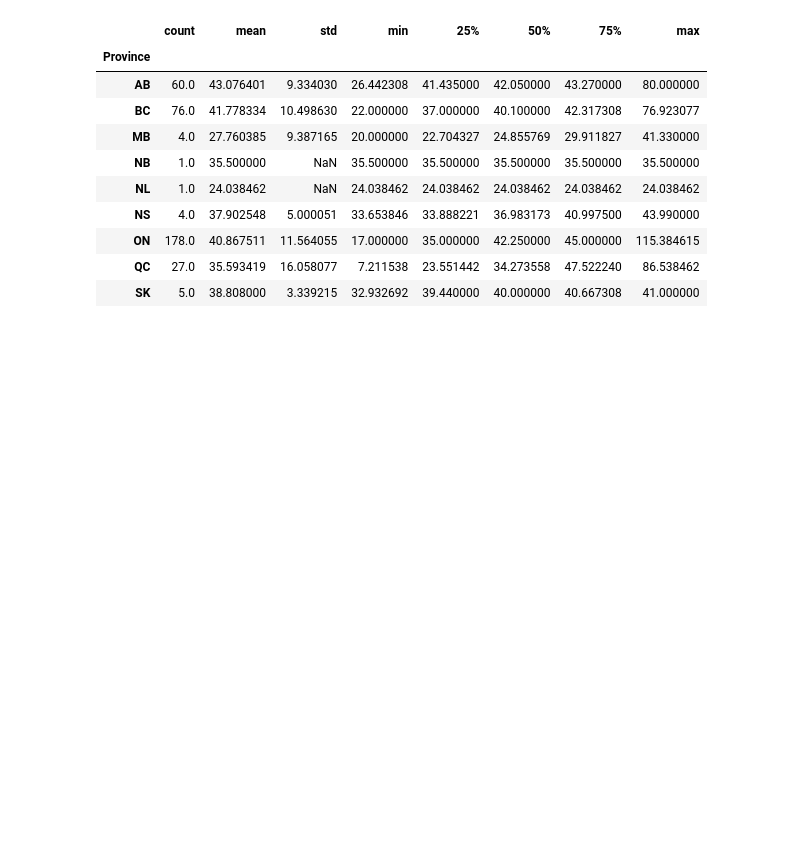
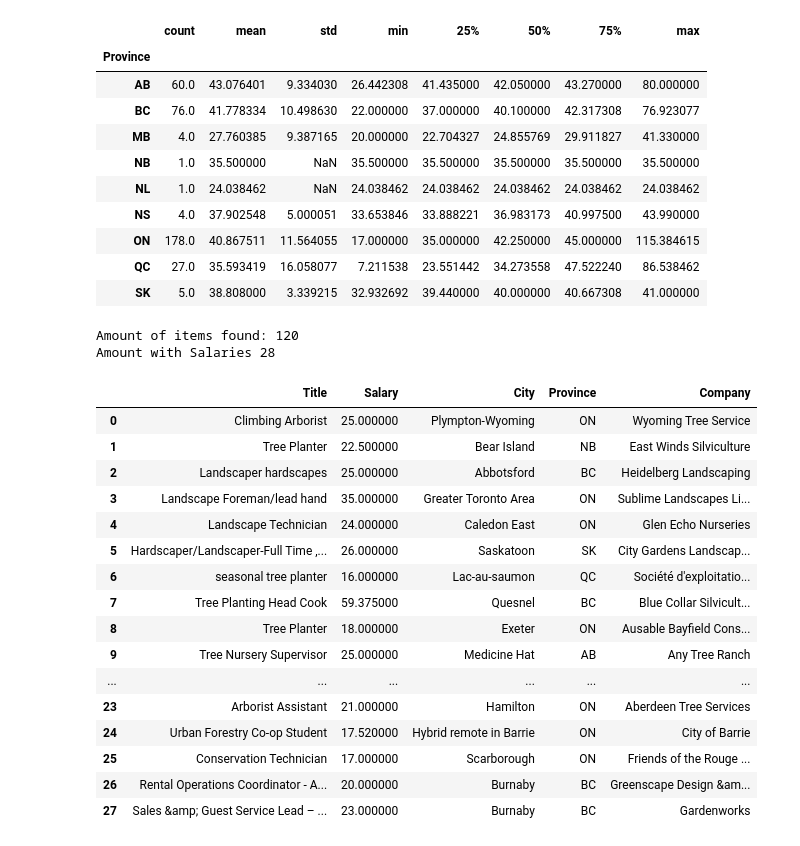
Before and after one commit to DonFetti/Salary-Project, a Jupyter notebook: EDA.ipynb, the cells around one changed output. Cells and saved outputs as stored; diff of their text form; code cells hidden in the pictures; blank space fills up the shorter version.

Commit message:
Added final touches to the modifications of webscraping
Fixed convcol for daily & day, fixed dfindeedOG to have no NA, to find issues with formatting using index

```diff
--- a/EDA.ipynb
+++ b/EDA.ipynb
@@ -195,7 +195,7 @@ def convCol(x:str):
             x=x[:x.index('-')]
         newx = float(re.sub('[^0-9.]','',x))
         newx= newx/8
-    elif 'daily' in x:
+    elif 'daily' in x or 'day' in x:
         newx = float(re.sub('[^0-9.]','',x))
         newx= newx/8
     elif 'hour' in x and ('to' in x or '–' in x or '-' in x):
@@ -300,7 +300,7 @@ def indeed_cleaning(data:str, save:bool=False):
     Returns: Formatted dataframe, and unformatted dataframe
     """
     if save:
-        with open(file, 'r',encoding='utf-8') as file:
+        with open(data, 'r',encoding='utf-8') as file:
             rawhtml = file.read()
         tbodies = re.findall('<tbody.*?</tbody>',rawhtml,re.DOTALL)
     else:
@@ -334,6 +334,8 @@ def indeed_cleaning(data:str, save:bool=False):
 
 
     dfindeedOG = pd.DataFrame(indeedjobs)
+    dfindeedOG.dropna(subset='Salary',inplace=True)
+    dfindeedOG.reset_index(drop=True,inplace=True)
     dfindeed = dfindeedOG.copy()
     dfindeed.dropna(how='any',inplace=True)
     dfindeed.reset_index(inplace=True,drop=True)
@@ -607,3 +603,28 @@ dfallJobs.groupby('Province')['Salary'].describe()
 | ON | 178.0 | 40.867511 | 11.564055 | 17.000000 | 35.000000 | 42.250000 | 45.000000 | 115.384615 |
 | QC | 27.0 | 35.593419 | 16.058077 | 7.211538 | 23.551442 | 34.273558 | 47.522240 | 86.538462 |
 | SK | 5.0 | 38.808000 | 3.339215 | 32.932692 | 39.440000 | 40.000000 | 40.667308 | 41.000000 |
+# %%
+a,b = indeed_salaries('Tree Planting',4)
+# %% [output]
+Amount of items found: 120
+Amount with Salaries 28
+# %%
+a
+# %% [output]
+|  | Title | Salary | City | Province | Company |
+| 0 | Climbing Arborist | 25.000000 | Plympton-Wyoming | ON | Wyoming Tree Service |
+| 1 | Tree Planter | 22.500000 | Bear Island | NB | East Winds Silviculture |
+| 2 | Landscaper hardscapes | 25.000000 | Abbotsford | BC | Heidelberg Landscaping |
+| 3 | Landscape Foreman/lead hand | 35.000000 | Greater Toronto Area | ON | Sublime Landscapes Li... |
+| 4 | Landscape Technician | 24.000000 | Caledon East | ON | Glen Echo Nurseries |
+| 5 | Hardscaper/Landscaper-Full Time ,... | 26.000000 | Saskatoon | SK | City Gardens Landscap... |
+| 6 | seasonal tree planter | 16.000000 | Lac-au-saumon | QC | Société d'exploitatio... |
+| 7 | Tree Planting Head Cook | 59.375000 | Quesnel | BC | Blue Collar Silvicult... |
+| 8 | Tree Planter | 18.000000 | Exeter | ON | Ausable Bayfield Cons... |
+| 9 | Tree Nursery Supervisor | 25.000000 | Medicine Hat | AB | Any Tree Ranch |
+| ... | ... | ... | ... | ... | ... |
+| 23 | Arborist Assistant | 21.000000 | Hamilton | ON | Aberdeen Tree Services |
+| 24 | Urban Forestry Co-op Student | 17.520000 | Hybrid remote in Barrie | ON | City of Barrie |
+| 25 | Conservation Technician | 17.000000 | Scarborough | ON | Friends of the Rouge ... |
+| 26 | Rental Operations Coordinator - A... | 20.000000 | Burnaby | BC | Greenscape Design &am... |
+| 27 | Sales &amp; Guest Service Lead – ... | 23.000000 | Burnaby | BC | Gardenworks |
```
Also changed, not shown: parts of 4 cells of this notebook.
